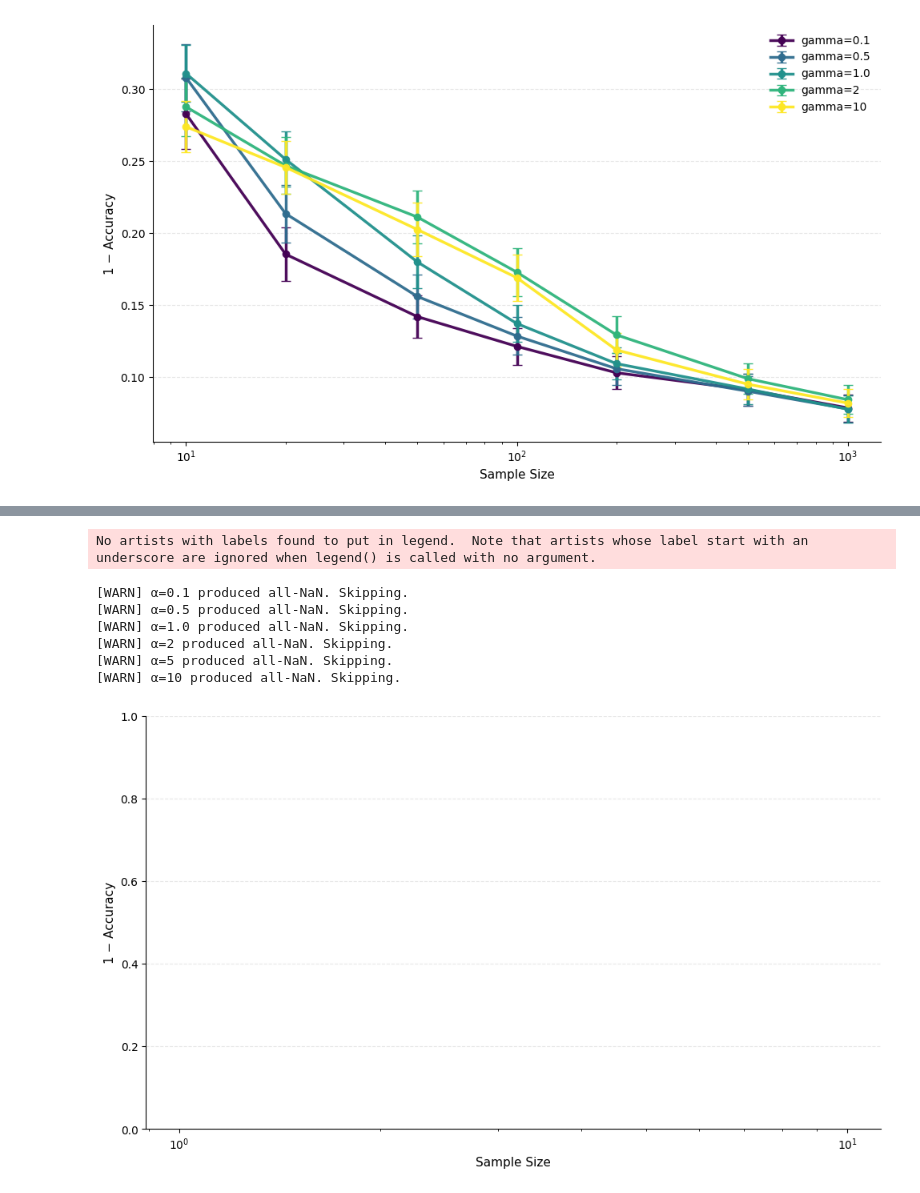
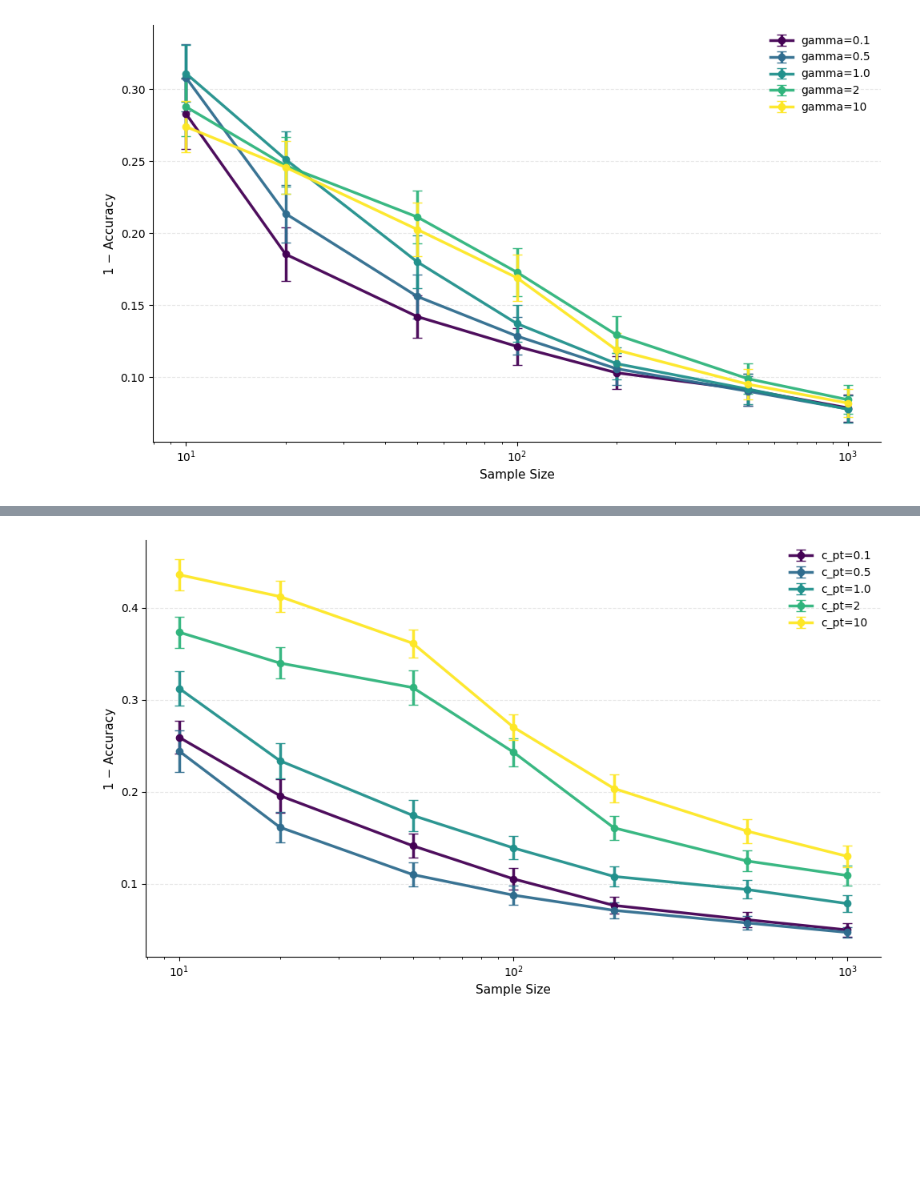
Before and after one commit to sflippl/multi-task, a Jupyter notebook: plot_submission.ipynb, the cells around one changed output, grey strips where cells are left out. Drawn from its saved outputs; the diff is of its cells as text; code cells hidden in the pictures; blank space fills up the shorter version.

```diff
--- a/plot_submission.ipynb
+++ b/plot_submission.ipynb
@@ -659,19 +526,12 @@ def plot_merged_run_and_csv(
 # %%
 plot_merged_run_and_csv(
     run_data=run_data,
     #csv_path="/nfs/nhome/live/cdomine/nested_feature/experiments/cifar/data/cifar/resnet_acc_max.csv",
     metric_name="accs",
     type_val="valid",
-    alphas = [0.1,0.5,1.0,2,5,10],
-    seeds=list(range(23)),
+    alphas = [0.1,0.5,1.0,2,10],
+    seeds=list(range(30)),
     samples=[10, 20, 50, 100, 200, 500, 1000],
     error_type="se")
 # %% [output]
-No artists with labels found to put in legend.  Note that artists whose label start with an underscore are ignored when legend() is called with no argument.
-[WARN] α=0.1 produced all-NaN. Skipping.
-[WARN] α=0.5 produced all-NaN. Skipping.
-[WARN] α=1.0 produced all-NaN. Skipping.
-[WARN] α=2 produced all-NaN. Skipping.
-[WARN] α=5 produced all-NaN. Skipping.
-[WARN] α=10 produced all-NaN. Skipping.
-[figure, old version]
+[figure, new version]
```
Also changed, not shown: parts of 4 cells of this notebook.
